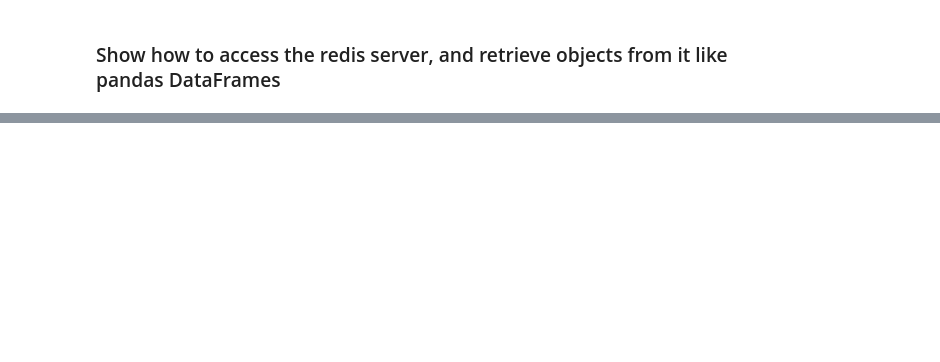
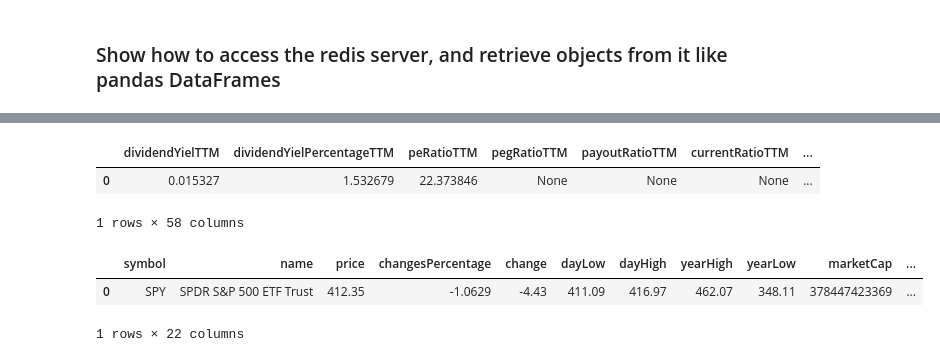
Before and after one commit to bgithub1/risktables, a Jupyter notebook: risktables/risk_example_1.ipynb, the cells around one changed output, grey strips where cells are left out. Drawn from its saved outputs; the diff is of its cells as text; code cells hidden in the pictures; blank space fills up the shorter version.

```diff
--- a/risktables/risk_example_1.ipynb
+++ b/risktables/risk_example_1.ipynb
@@ -115,0 +272,17 @@ dfr[dfr.symbol=='SPY']
+# %%
+# the 'ratios-ttm' route only allows you to get one stock at a time
+stk = 'spy'
+ratios_json = fprep.get_fmp_json([stk],'ratios-ttm')
+display.display(pd.json_normalize(ratios_json))
+# %% [output]
+|  | dividendYielTTM | dividendYielPercentageTTM | peRatioTTM | pegRatioTTM | payoutRatioTTM | currentRatioTTM | ... |
+| 0 | 0.015327 | 1.532679 | 22.373846 | None | None | None | ... |
+1 rows × 58 columns
+# %%
+stk = 'spy'
+ratios_json = fprep.get_fmp_json([stk],'quote')
+display.display(pd.json_normalize(ratios_json))
+# %% [output]
+|  | symbol | name | price | changesPercentage | change | dayLow | dayHigh | yearHigh | yearLow | marketCap | ... |
+| 0 | SPY | SPDR S&P 500 ETF Trust | 412.35 | -1.0629 | -4.43 | 411.09 | 416.97 | 462.07 | 348.11 | 378447423369 | ... |
+1 rows × 22 columns
```
Also changed, not shown: parts of 16 cells of this notebook, 5 other files.
